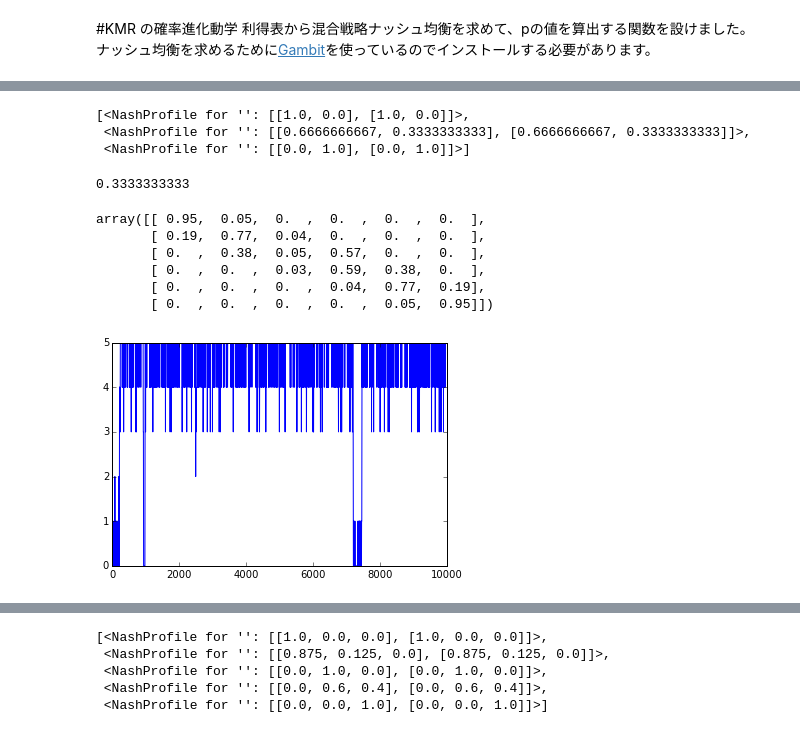
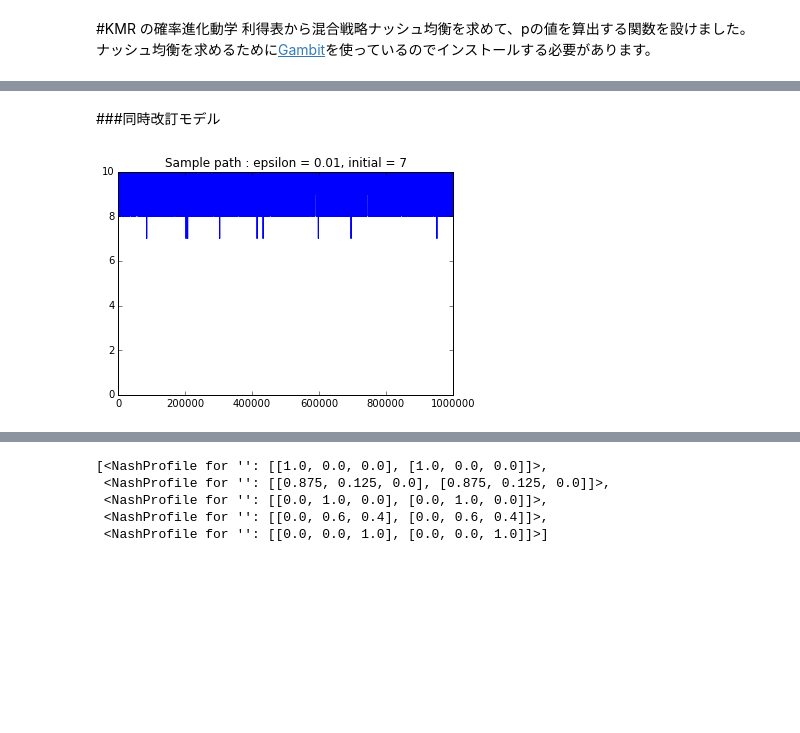
Before and after one commit to IanMadlenya/Game-Theory, a Jupyter notebook: StochasticEvolution/KMR.ipynb, the cells around one changed output, grey strips where cells are left out. Cells and saved outputs as stored; diff of their text form; code cells hidden in the pictures; blank space fills up the shorter version.

```diff
--- a/StochasticEvolution/KMR.ipynb
+++ b/StochasticEvolution/KMR.ipynb
@@ -12,43 +61,22 @@ import numpy as np
+# %% [markdown]
+###同時改訂モデル
 # %%
 # 初期設定
 payoff = np.array([[[4, 4], [0, 3]],
                                 [[3, 0], [2, 2]]])
-N = 5
-epsilon = 0.1
-T=10000
+N = 10
+epsilon = 0.01
+T=10**6
-# %%
-# 混合戦略ナッシュ均衡算出
-p = kmr.compute_nash_equilibrium(payoff)
-p
-# %% [output]
-[<NashProfile for '': [[1.0, 0.0], [1.0, 0.0]]>,
- <NashProfile for '': [[0.6666666667, 0.3333333333], [0.6666666667, 0.3333333333]]>,
- <NashProfile for '': [[0.0, 1.0], [0.0, 1.0]]>]
-# %%
-p[1][1]
-# %% [output]
-0.3333333333
-# %%
-p = p[1][1]
 # %%
 # KMRクラス
-k = kmr.KMR(p, N, epsilon)
+k = kmr.KMR_2x2(p, N, epsilon, True)
 k.simulate(T)
-# %%
-# 遷移行列
-k.P
-# %% [output]
-array([[ 0.95,  0.05,  0.  ,  0.  ,  0.  ,  0.  ],
-       [ 0.19,  0.77,  0.04,  0.  ,  0.  ,  0.  ],
-       [ 0.  ,  0.38,  0.05,  0.57,  0.  ,  0.  ],
-       [ 0.  ,  0.  ,  0.03,  0.59,  0.38,  0.  ],
-       [ 0.  ,  0.  ,  0.  ,  0.04,  0.77,  0.19],
-       [ 0.  ,  0.  ,  0.  ,  0.  ,  0.05,  0.95]])
 # %%
 # 推移の一例
+k.simulate(T)
 k.plot_sample_path()
 # %% [output]
-[figure, old version]
+[figure, new version]
 # %%
 # 定常分布
 k.plot_stationary_distribution()
```
Also changed, not shown: parts of 19 cells of this notebook, 1 other file.
